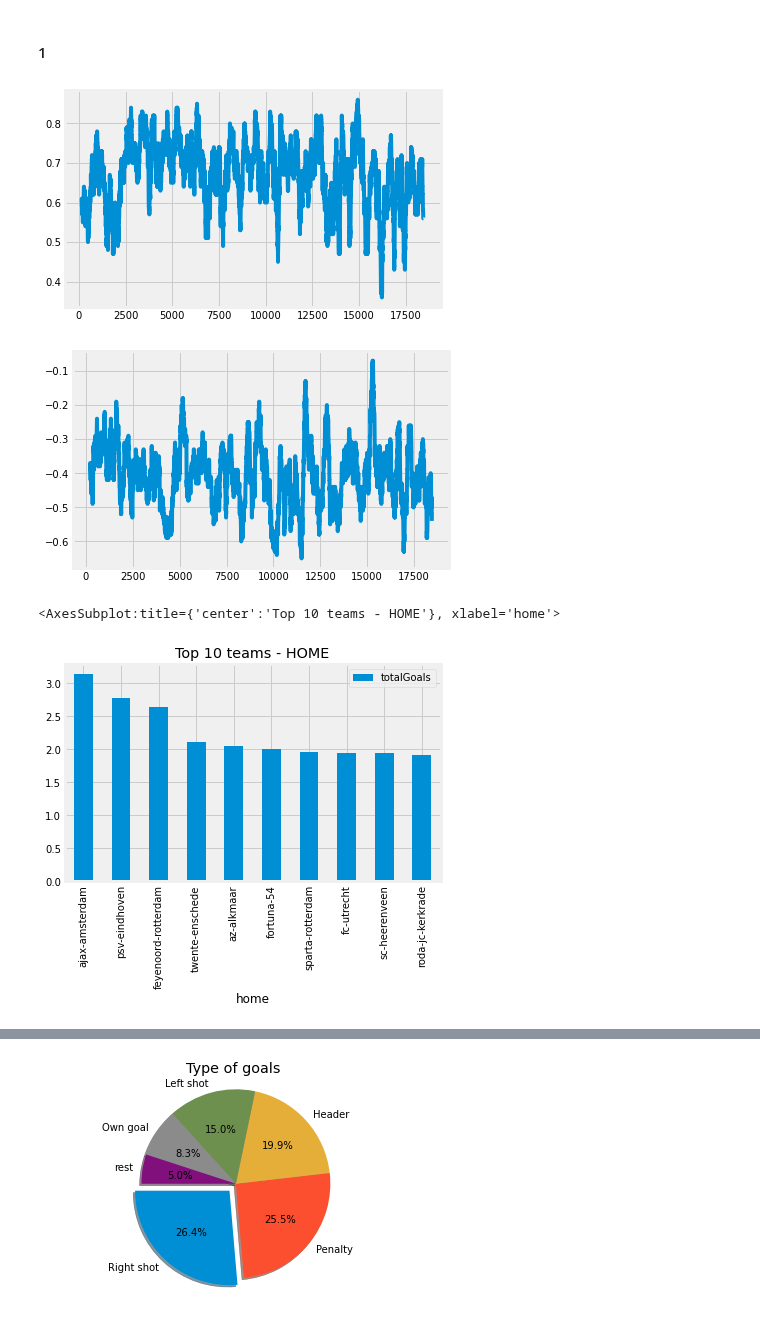
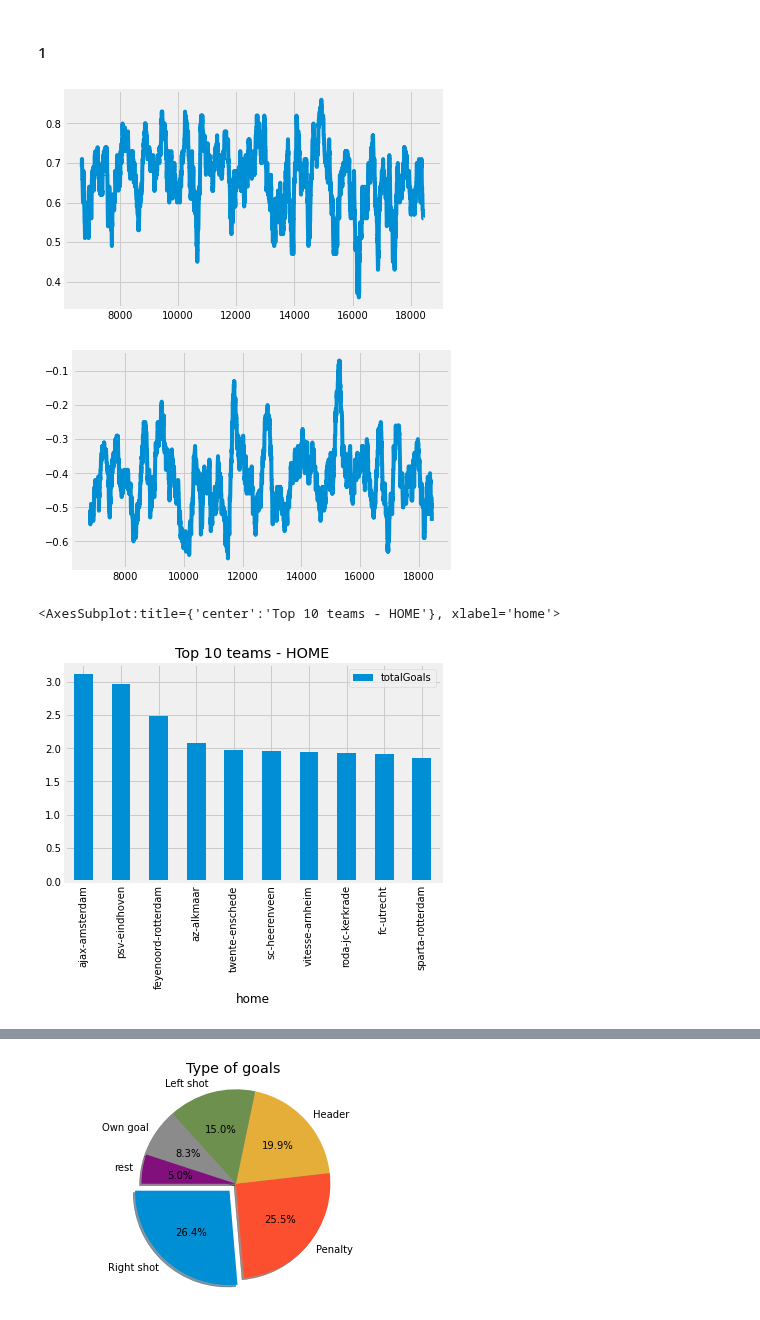
Before and after one commit to mohammedaljader/Football_Predictions_ML, a Jupyter notebook: final_notebook.ipynb, the cells around one changed output, grey strips where cells are left out. Cells and saved outputs as stored; diff of their text form; code cells hidden in the pictures.

```diff
--- a/final_notebook.ipynb
+++ b/final_notebook.ipynb
@@ -365,6 +345,8 @@ df_merge_goals= pd.merge(df_goals,df_matches,how='inner',left_on=['season','roun
 df_merge_goals["away_score"].replace({"2 Toeg.": 0}, inplace=True)
 df_merge_goals['home_score'] = df_merge_goals['home_score'].astype(int)
 df_merge_goals['away_score'] = df_merge_goals['away_score'].astype(int)
-df_merge_goals.head(10)
+
+df_test_goals = df_merge_goals[df_merge_goals['season'] > 1980]
+df_test_goals.head(10)
 # %% [output]
 |  | season | round | home | away | minute | first_goal | home_score | away_score | winning_team | ... |
@@ -408,22 +391,22 @@ df_test.tail(10)
 # %% [markdown]
 #### 1
 # %%
-df_plot = df_merge_goals[(df_merge_goals['first_goal']=="home")]
+df_plot = df_test_goals[(df_test_goals['first_goal']=="home")]
 ax = df_plot["winning_team"].rolling(100).mean().plot()
 # %% [output]
-[figure, old version]
+[figure, new version]
 # %%
-df_plot = df_merge_goals[(df_merge_goals['first_goal']=="away")]
+df_plot = df_test_goals[(df_test_goals['first_goal']=="away")]
 
 ax = df_plot["winning_team"].rolling(100).mean().plot()
 # %% [output]
-[figure, old version]
+[figure, new version]
 # %%
-group_home = df_merge_goals.groupby('home').agg(totalGoals = ('home_score', 'mean'))
+group_home = df_test_goals.groupby('home').agg(totalGoals = ('home_score', 'mean'))
 group_home.sort_values(by=['totalGoals'], inplace=True, ascending=False)
 df_plot = pd.DataFrame(group_home['totalGoals'].nlargest(n=10))
 df_plot.plot(kind="bar", title = "Top 10 teams - HOME")
 # %% [output]
 <AxesSubplot:title={'center':'Top 10 teams - HOME'}, xlabel='home'>
-[figure, old version]
+[figure, new version]
 # %%
```
Also changed, not shown: parts of 48 cells of this notebook.
